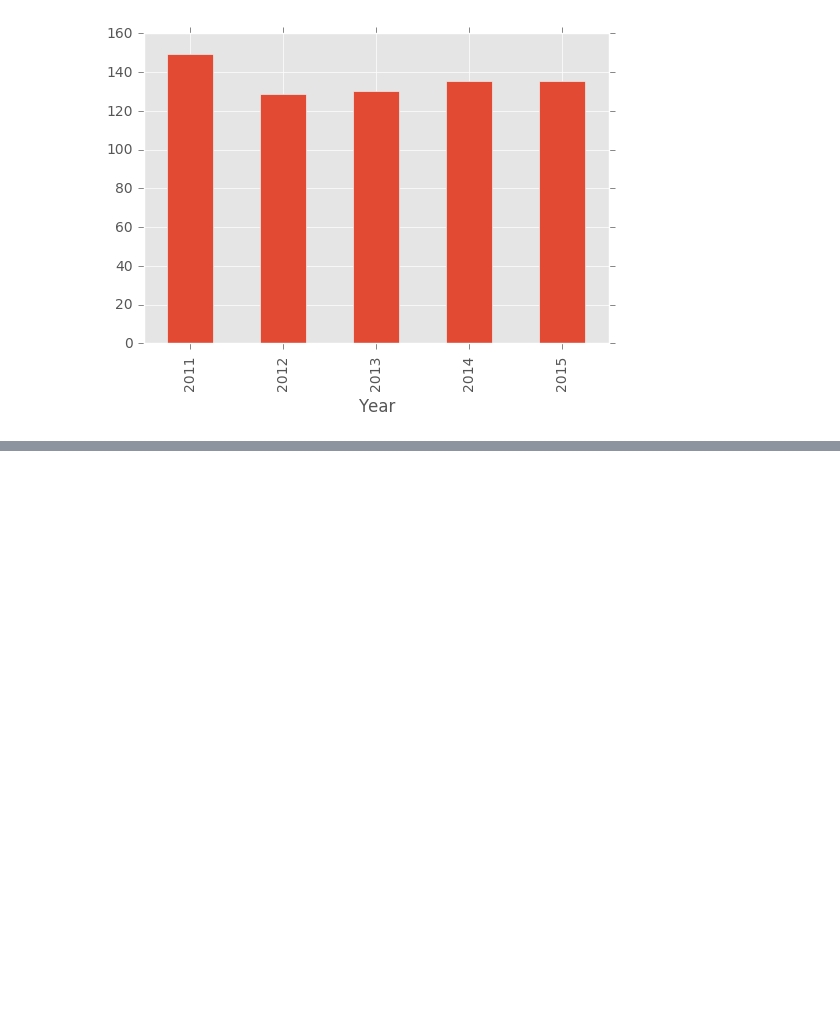
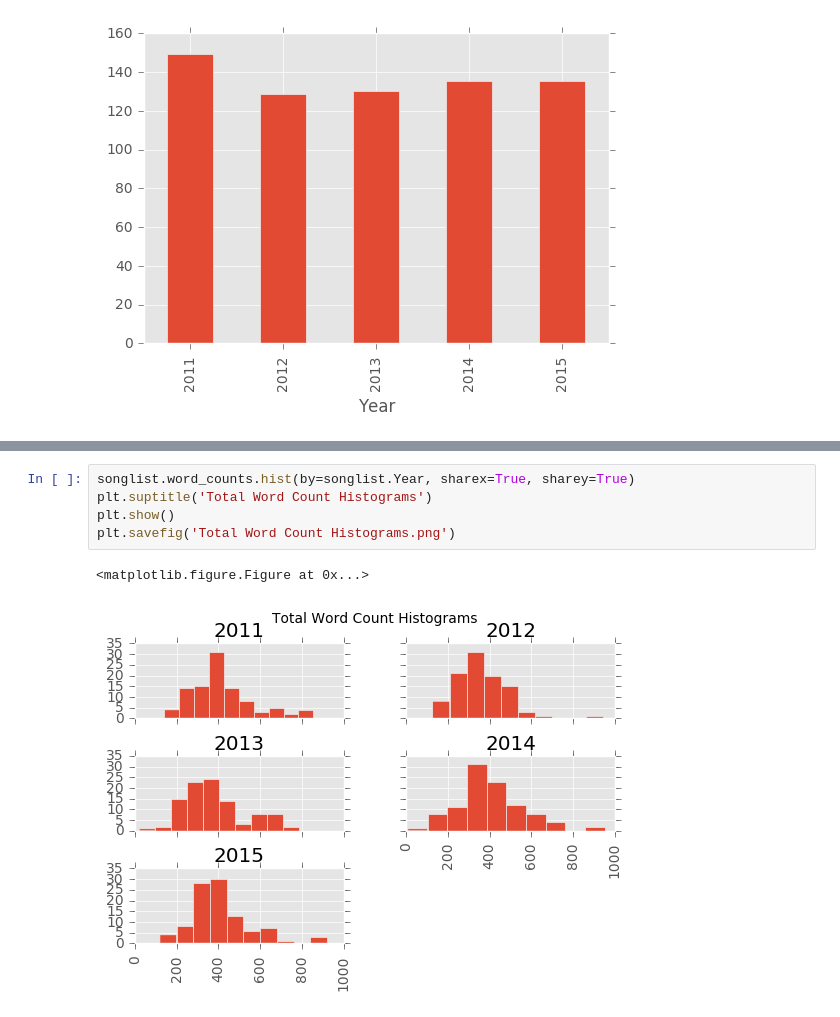
Before and after one commit to furoape/SYD_DAT_6, a Jupyter notebook: Project/Lyric Analyzer.ipynb, the cells around one changed output, grey strips where cells are left out. Drawn from its saved outputs; the diff is of its cells as text; blank space fills up the shorter version.

```diff
--- a/Project/Lyric Analyzer.ipynb
+++ b/Project/Lyric Analyzer.ipynb
@@ -41,0 +55,8 @@ plt.show()
+# %%
+songlist.word_counts.hist(by=songlist.Year, sharex=True, sharey=True)
+plt.suptitle('Total Word Count Histograms')
+plt.show()
+plt.savefig('Total Word Count Histograms.png')
+# %% [output]
+<matplotlib.figure.Figure at 0x...>
+[figure, added]
```
Also changed, not shown: parts of 4 cells of this notebook, 5 other files.
